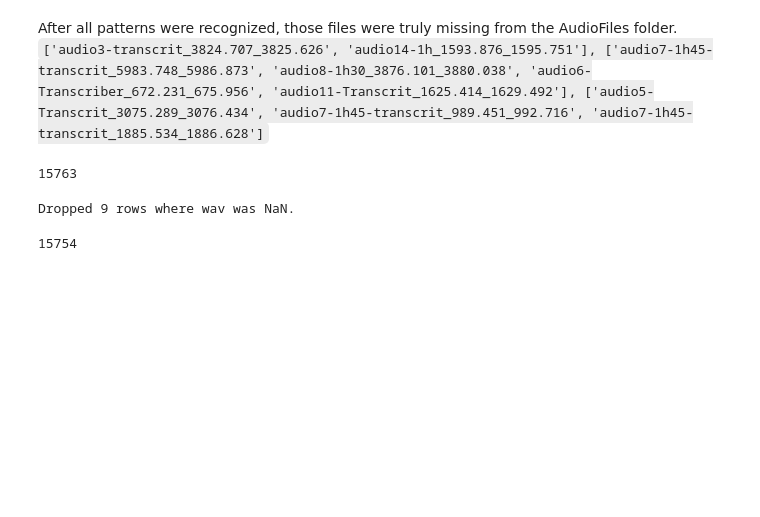
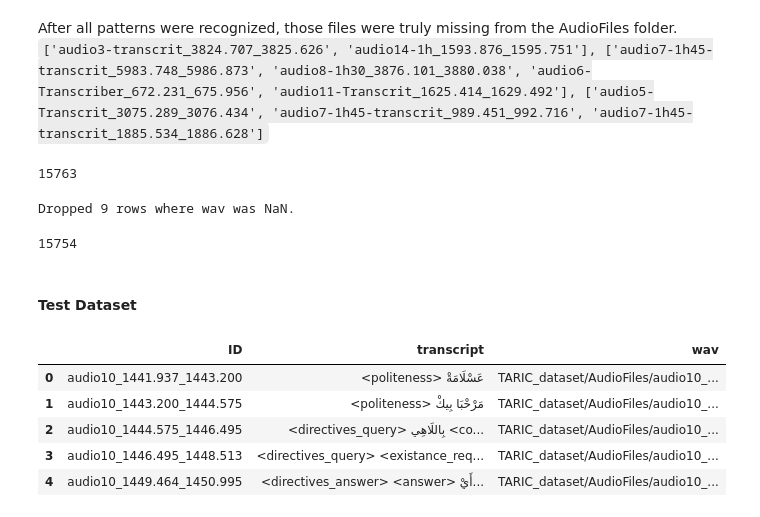
Before and after one commit to cyrineanene/ASR-on-Tunisian-Dialect, a Jupyter notebook: EDA.ipynb, the cells around one changed output. Cells and saved outputs as stored; diff of their text form; code cells hidden in the pictures; blank space fills up the shorter version.

Commit message:
added wav column and corresponding audio to test and dev dataset

```diff
--- a/EDA.ipynb
+++ b/EDA.ipynb
@@ -1913,3 +1915,18 @@ len(df_taric)
 15754
 # %%
 df_taric.to_csv('train_taric_with_audio.csv', index=False)
+# %% [markdown]
+#### Test Dataset
+# %%
+df_taric = pd.read_csv('TARIC_dataset/Test_TARIC_SLU.csv')
+# %%
+df_taric['wav'] = 'TARIC_dataset/AudioFiles/' + df_taric['ID'] + '.wav'
+# %%
+df_taric.head()
+# %% [output]
+|  | ID | transcript | wav |
+| 0 | audio10_1441.937_1443.200 | <politeness> عَسْلَامَةْ | TARIC_dataset/AudioFiles/audio10_... |
+| 1 | audio10_1443.200_1444.575 | <politeness> مَرْحْبَا بِيكْ | TARIC_dataset/AudioFiles/audio10_... |
+| 2 | audio10_1444.575_1446.495 | <directives_query> بِاللَاهِي <co... | TARIC_dataset/AudioFiles/audio10_... |
+| 3 | audio10_1446.495_1448.513 | <directives_query> <existance_req... | TARIC_dataset/AudioFiles/audio10_... |
+| 4 | audio10_1449.464_1450.995 | <directives_answer> <answer> أَيْ... | TARIC_dataset/AudioFiles/audio10_... |
```
Also changed, not shown: parts of 19 cells of this notebook.
